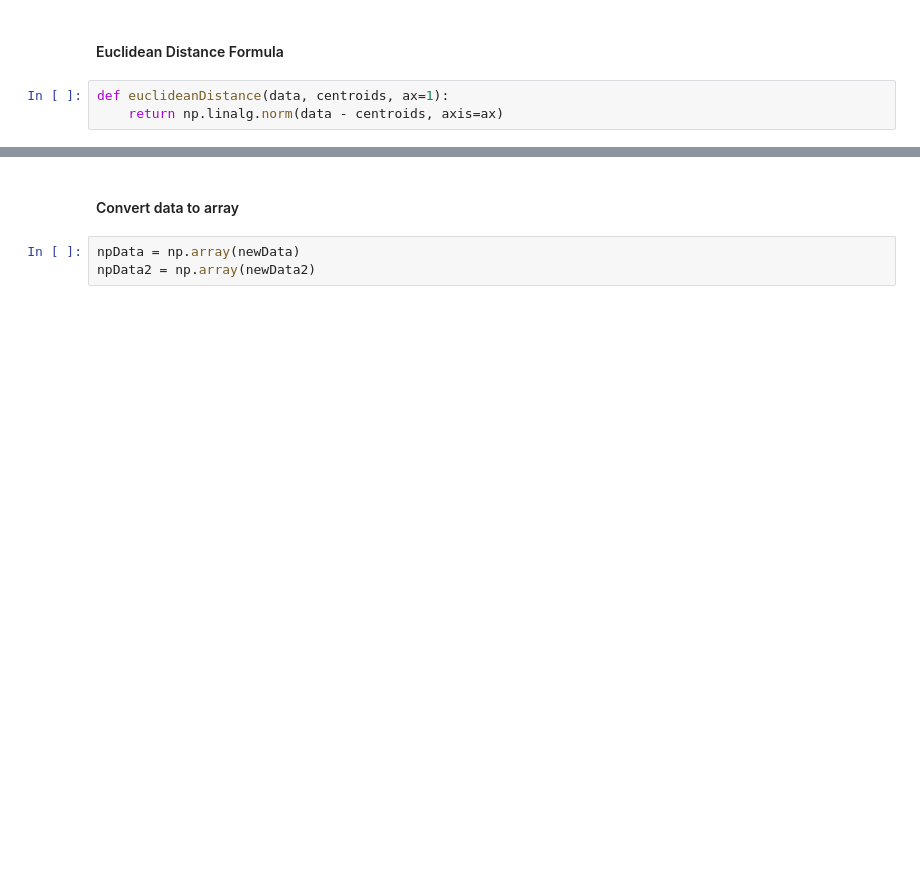
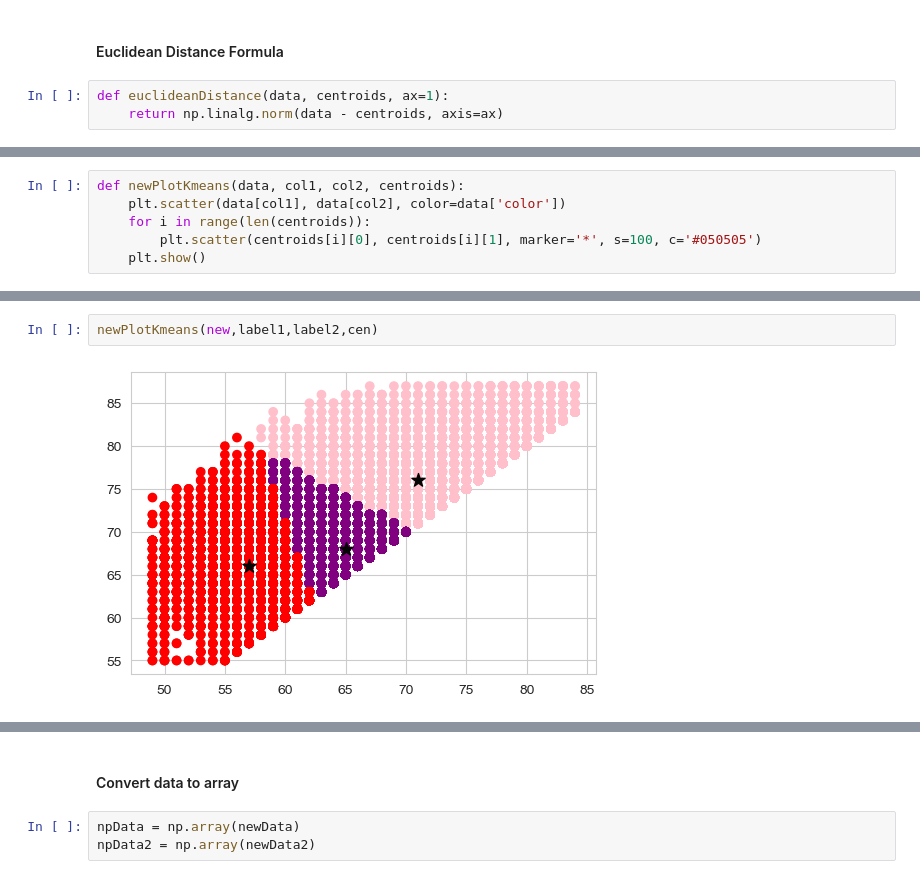
Before and after one commit to evanezent/ML-Project, a Jupyter notebook: Clustering/Clustering.ipynb, the cells around one changed output, grey strips where cells are left out. Cells and saved outputs as stored; diff of their text form; blank space fills up the shorter version.

```diff
--- a/Clustering/Clustering.ipynb
+++ b/Clustering/Clustering.ipynb
@@ -264,0 +275,6 @@ def euclideanDistance(data, centroids, ax=1):
+# %%
+def newPlotKmeans(data, col1, col2, centroids):
+    plt.scatter(data[col1], data[col2], color=data['color'])
+    for i in range(len(centroids)):
+        plt.scatter(centroids[i][0], centroids[i][1], marker='*', s=100, c='#050505')
+    plt.show()
@@ -264,0 +285,4 @@ def euclideanDistance(data, centroids, ax=1):
+# %%
+newPlotKmeans(new,label1,label2,cen)
+# %% [output]
+[figure, added]
```
Also changed, not shown: parts of 36 cells of this notebook, 1 other file.
